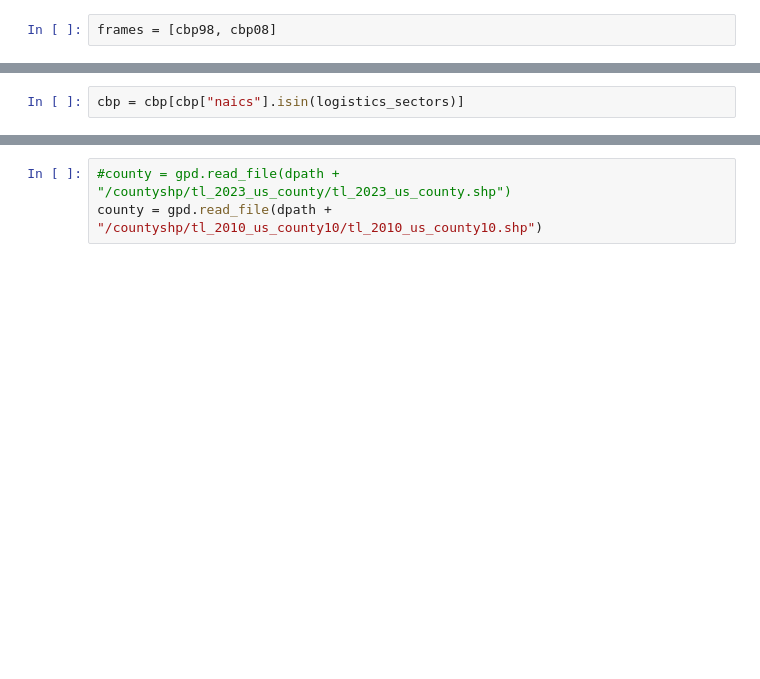
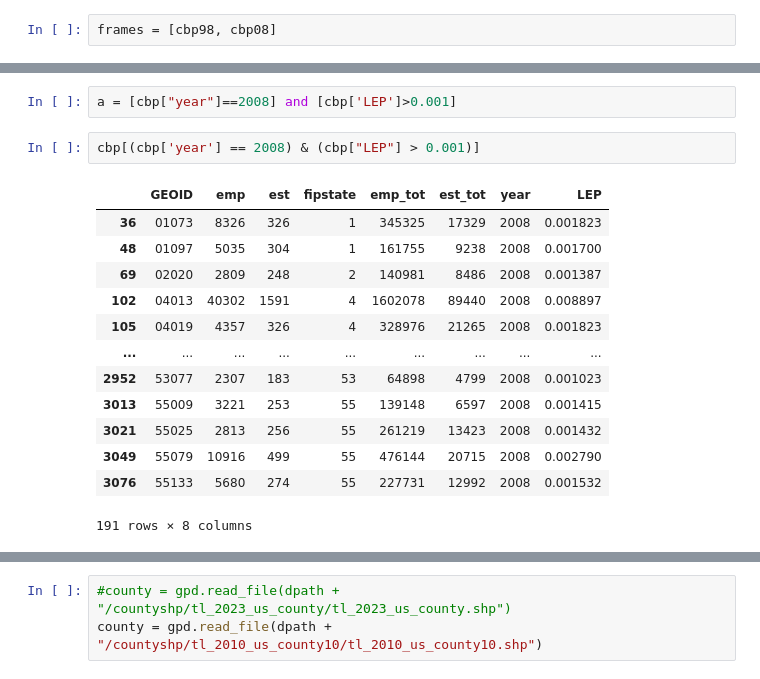
Before and after one commit to ReidelVichot/LC_identification, a Jupyter notebook: LC_identification_Rivera.ipynb, the cells around one changed output, grey strips where cells are left out. Cells and saved outputs as stored; diff of their text form; blank space fills up the shorter version.

```diff
--- a/LC_identification_Rivera.ipynb
+++ b/LC_identification_Rivera.ipynb
@@ -104,2 +103,0 @@ logistics_sectors = [ "481112", "481212", "481219", "483111", "483113",
-# %%
-cbp = cbp[cbp["naics"].isin(logistics_sectors)]
@@ -105,0 +115,18 @@ cbp = cbp[cbp["naics"].isin(logistics_sectors)]
+# %%
+a = [cbp["year"]==2008] and [cbp['LEP']>0.001]
+# %%
+cbp[(cbp['year'] == 2008) & (cbp["LEP"] > 0.001)]
+# %% [output]
+|  | GEOID | emp | est | fipstate | emp_tot | est_tot | year | LEP |
+| 36 | 01073 | 8326 | 326 | 1 | 345325 | 17329 | 2008 | 0.001823 |
+| 48 | 01097 | 5035 | 304 | 1 | 161755 | 9238 | 2008 | 0.001700 |
+| 69 | 02020 | 2809 | 248 | 2 | 140981 | 8486 | 2008 | 0.001387 |
+| 102 | 04013 | 40302 | 1591 | 4 | 1602078 | 89440 | 2008 | 0.008897 |
+| 105 | 04019 | 4357 | 326 | 4 | 328976 | 21265 | 2008 | 0.001823 |
+| ... | ... | ... | ... | ... | ... | ... | ... | ... |
+| 2952 | 53077 | 2307 | 183 | 53 | 64898 | 4799 | 2008 | 0.001023 |
+| 3013 | 55009 | 3221 | 253 | 55 | 139148 | 6597 | 2008 | 0.001415 |
+| 3021 | 55025 | 2813 | 256 | 55 | 261219 | 13423 | 2008 | 0.001432 |
+| 3049 | 55079 | 10916 | 499 | 55 | 476144 | 20715 | 2008 | 0.002790 |
+| 3076 | 55133 | 5680 | 274 | 55 | 227731 | 12992 | 2008 | 0.001532 |
+191 rows × 8 columns
```
Also changed, not shown: parts of 30 cells of this notebook.
